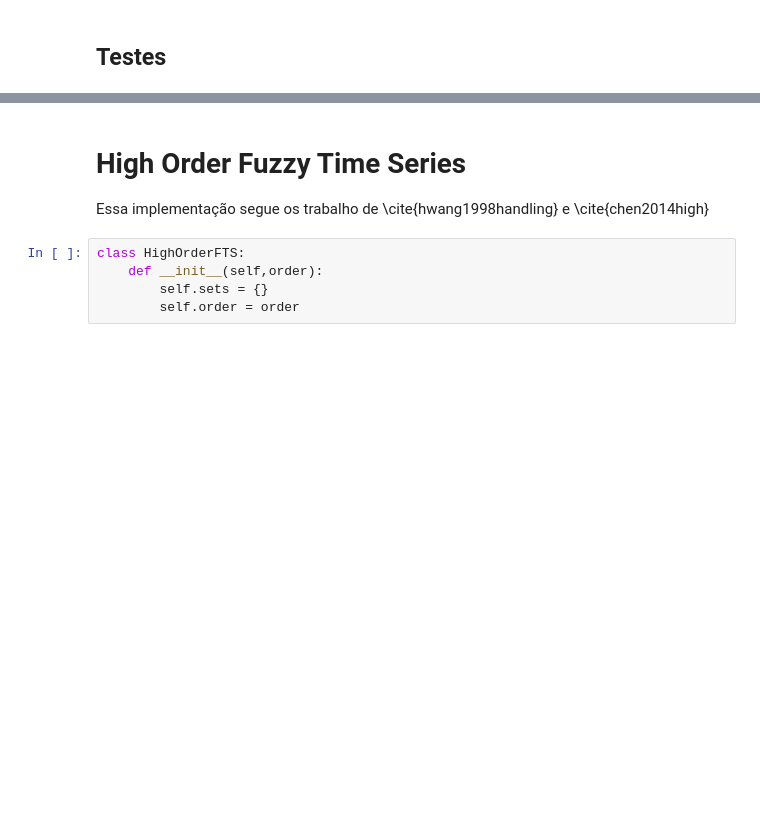
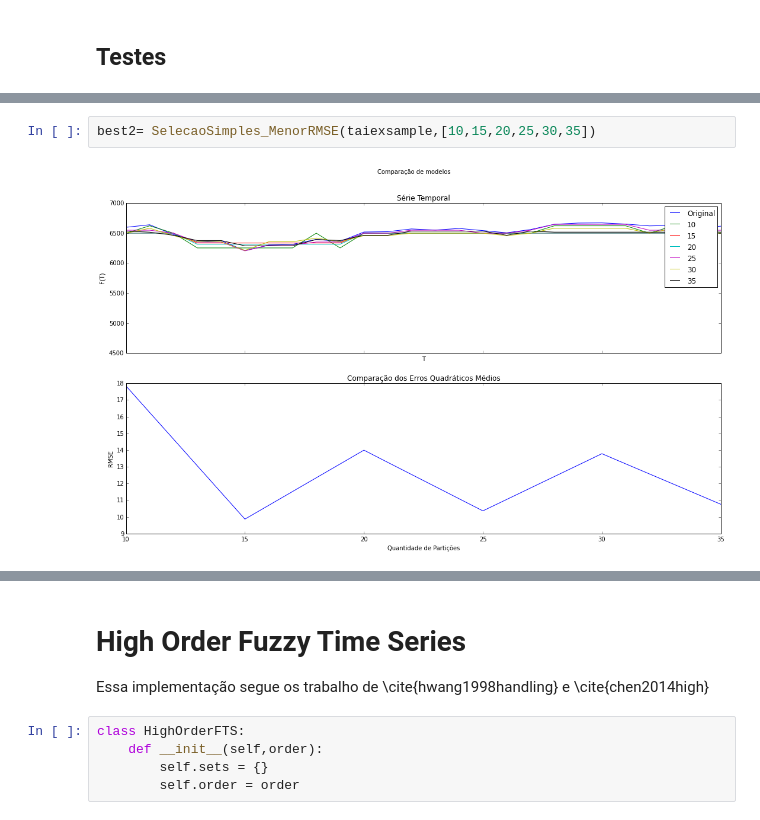
Before and after one commit to petroniocandido/FuzzyTimeSeries, a Jupyter notebook: FTS.ipynb, the cells around one changed output, grey strips where cells are left out. Cells and saved outputs as stored; diff of their text form; blank space fills up the shorter version.

```diff
--- a/FTS.ipynb
+++ b/FTS.ipynb
@@ -303,0 +313,4 @@ A6 -> A5,A8,A6
+# %%
+best2= SelecaoSimples_MenorRMSE(taiexsample,[10,15,20,25,30,35])
+# %% [output]
+[figure, added]
```
Also changed, not shown: parts of 23 cells of this notebook, 2 other files.
